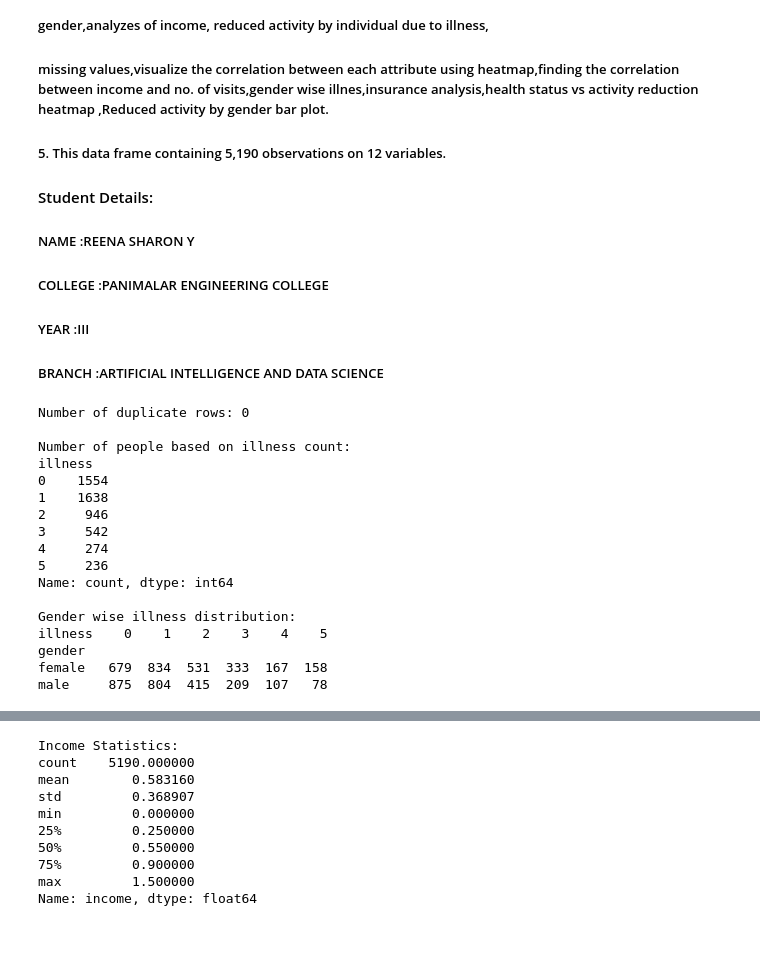
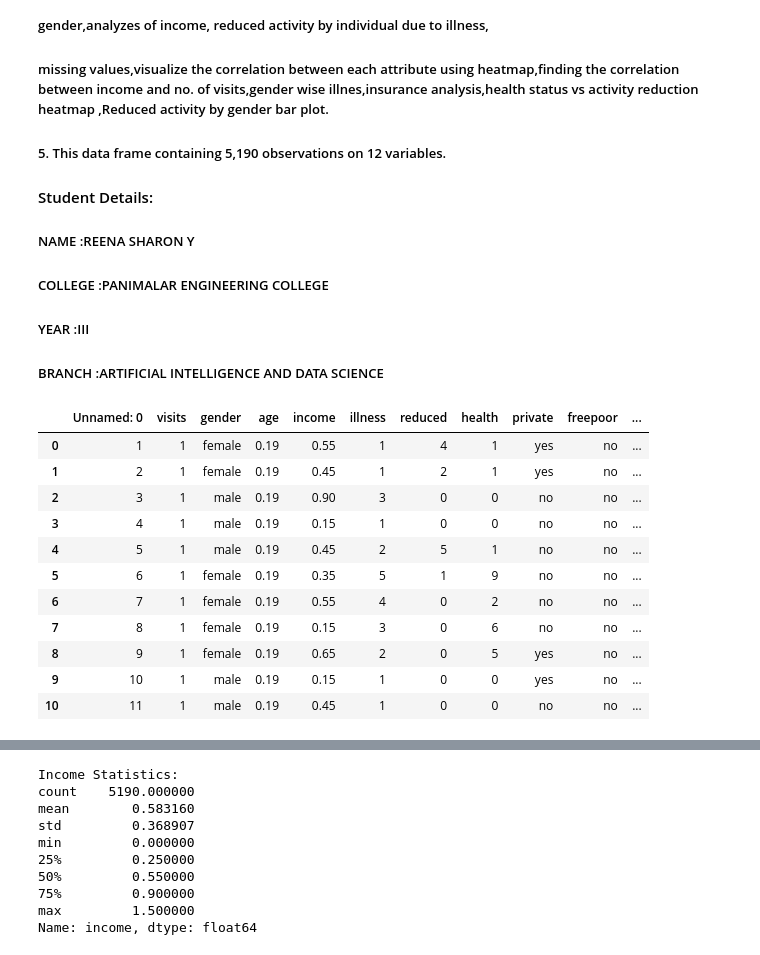
Before and after one commit to reenasharon05/vois, a Jupyter notebook: PROJECTS/main project/doctor_visit_analysis.ipynb, the cells around one changed output, grey strips where cells are left out. Saved outputs shown, nothing was run; the diff lists cells and outputs as text; code cells hidden in the pictures.

```diff
--- a/PROJECTS/main project/doctor_visit_analysis.ipynb
+++ b/PROJECTS/main project/doctor_visit_analysis.ipynb
@@ -17,43 +17,3 @@
 ##### COLLEGE        :PANIMALAR ENGINEERING COLLEGE
 ##### YEAR           :III
 ##### BRANCH         :ARTIFICIAL INTELLIGENCE AND DATA SCIENCE
-# %%
-import pandas as pd
-import seaborn as sns
-import matplotlib.pyplot as plt
-import numpy as np
-
-# Read the dataset
-df = pd.read_csv('E:/vscode/vois/DoctorVisits-DA.csv')
-
-# Check duplicates
-duplicates = df.duplicated().sum()
-print("Number of duplicate rows:", duplicates)
-
-# Count of illness
-illness_counts = df['illness'].value_counts().sort_index()
-print("\nNumber of people based on illness count:")
-print(illness_counts)
-
-# Gender wise illness
-gender_illness = pd.crosstab(df['gender'], df['illness'])
-print("\nGender wise illness distribution:")
-print(gender_illness)
-# %% [output]
-Number of duplicate rows: 0
-
-Number of people based on illness count:
-illness
-0    1554
-1    1638
-2     946
-3     542
-4     274
-5     236
-Name: count, dtype: int64
-
-Gender wise illness distribution:
-illness    0    1    2    3    4    5
-gender
-female   679  834  531  333  167  158
-male     875  804  415  209  107   78
@@ -59,0 +26,17 @@ male     875  804  415  209  107   78
+# %%
+# Read the dataset
+df = pd.read_csv('E:/vscode/vois/DoctorVisits-DA.csv')
+df.head(11)
+# %% [output]
+|  | Unnamed: 0 | visits | gender | age | income | illness | reduced | health | private | freepoor | ... |
+| 0 | 1 | 1 | female | 0.19 | 0.55 | 1 | 4 | 1 | yes | no | ... |
+| 1 | 2 | 1 | female | 0.19 | 0.45 | 1 | 2 | 1 | yes | no | ... |
+| 2 | 3 | 1 | male | 0.19 | 0.90 | 3 | 0 | 0 | no | no | ... |
+| 3 | 4 | 1 | male | 0.19 | 0.15 | 1 | 0 | 0 | no | no | ... |
+| 4 | 5 | 1 | male | 0.19 | 0.45 | 2 | 5 | 1 | no | no | ... |
+| 5 | 6 | 1 | female | 0.19 | 0.35 | 5 | 1 | 9 | no | no | ... |
+| 6 | 7 | 1 | female | 0.19 | 0.55 | 4 | 0 | 2 | no | no | ... |
+| 7 | 8 | 1 | female | 0.19 | 0.15 | 3 | 0 | 6 | no | no | ... |
+| 8 | 9 | 1 | female | 0.19 | 0.65 | 2 | 0 | 5 | yes | no | ... |
+| 9 | 10 | 1 | male | 0.19 | 0.15 | 1 | 0 | 0 | yes | no | ... |
+| 10 | 11 | 1 | male | 0.19 | 0.45 | 1 | 0 | 0 | no | no | ... |
```
Also changed, not shown: parts of 7 cells of this notebook.
